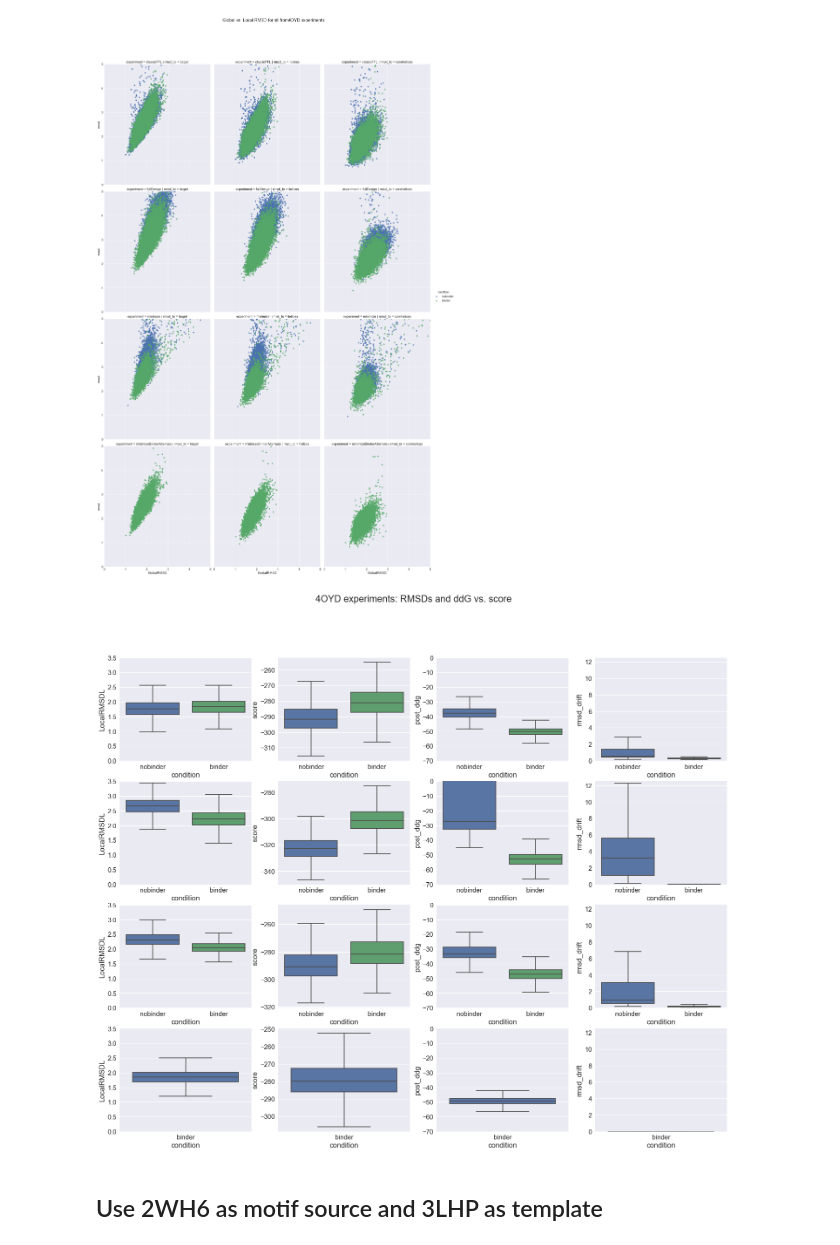
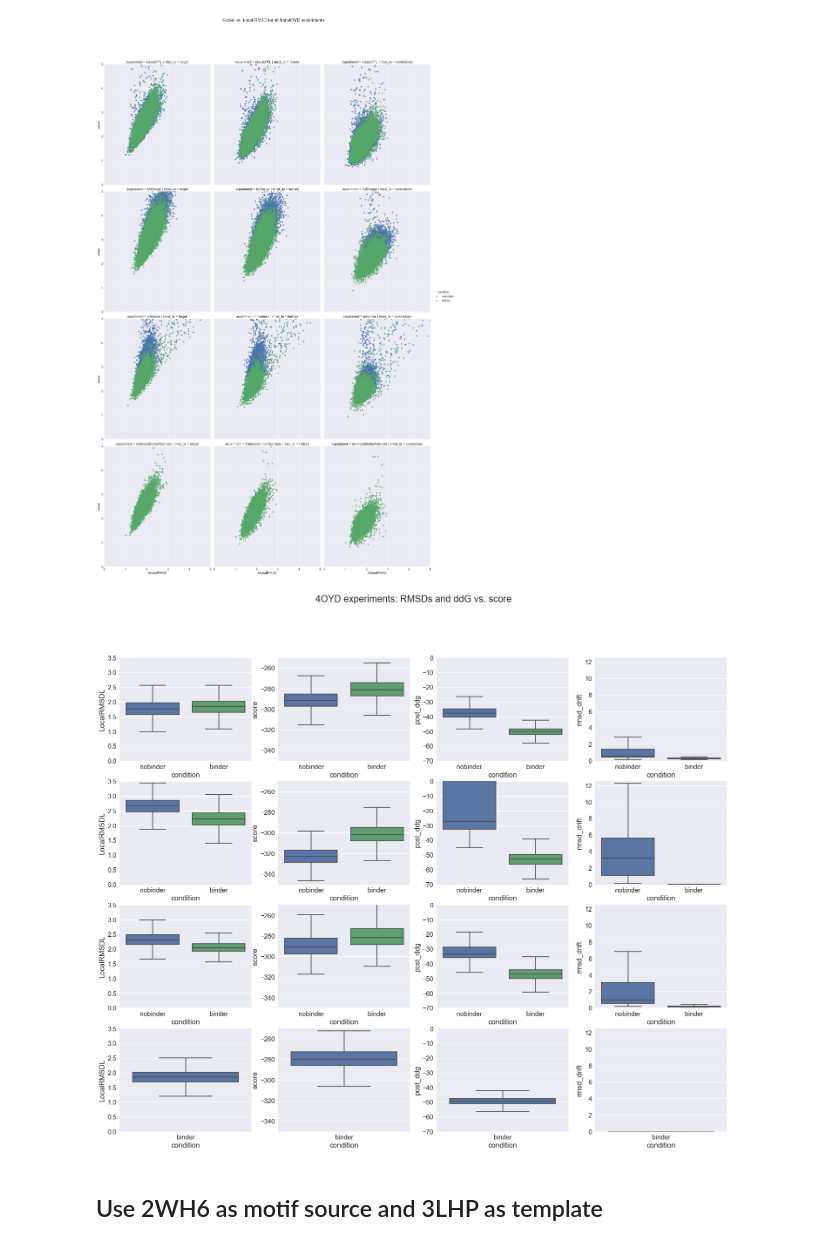
Before and after one commit to jaumebonet/FunFolDesTutorial, a Jupyter notebook: benchmark/scientific/bcl2/README.ipynb, the cells around one changed output. Drawn from its saved outputs; the diff is of its cells as text; code cells hidden in the pictures.

```diff
--- a/benchmark/scientific/bcl2/README.ipynb
+++ b/benchmark/scientific/bcl2/README.ipynb
@@ -265,19 +265,20 @@ sns.plt.show()
 # %%
 f, axes = plt.subplots(4, 4, figsize=(25, 20))
 for i in range(0, 4):
     pltdf = from4oydDF[0][from4oydDF[0]["experiment"] == experiments[i]]
     sns.boxplot(x="condition", y="LocalRMSDL", data=pltdf, showfliers=False, ax=axes[i,0])
     axes[i,0].set_ylim(0,3.5)
     sns.boxplot(x="condition", y="score", data=pltdf, showfliers=False, ax=axes[i,1])
+    axes[i,1].set_ylim(-350,-250)
     sns.boxplot(x="condition", y="post_ddg", data=pltdf, showfliers=False, ax=axes[i,2])
     axes[i,2].set_ylim(-70,0)
     sns.boxplot(x="condition", y="rmsd_drift", data=pltdf, showfliers=False, ax=axes[i,3])
     axes[i,3].set_ylim(0,12.5)
 
 plt.suptitle('4OYD experiments: RMSDs and ddG vs. score')
 plt.show()
 # %% [output]
-[figure, old version]
+[figure, new version]
 # %% [markdown]
 ## Use 2WH6 as motif source and 3LHP as template
 # %%
```
Also changed, not shown: parts of 1 cell of this notebook, 3 other files.
